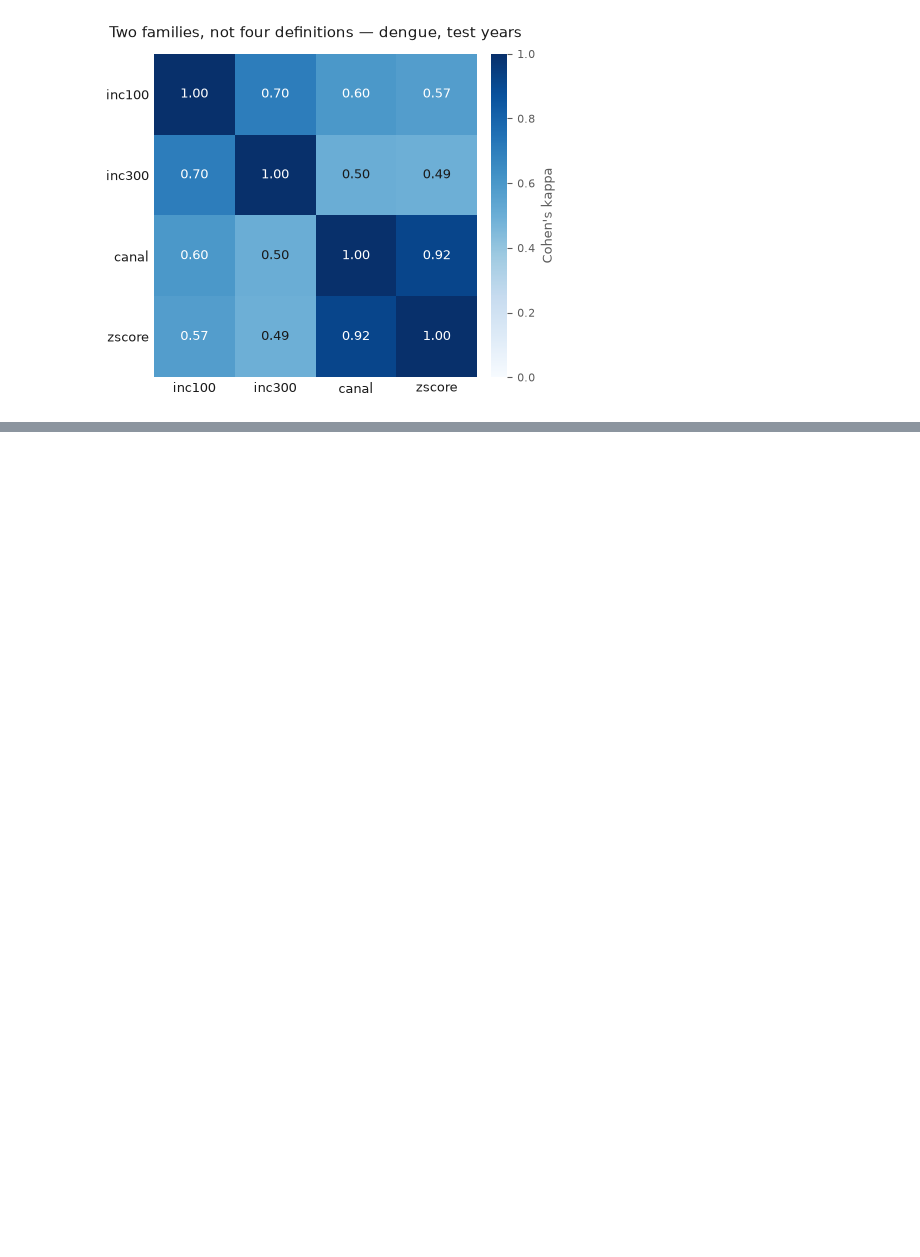
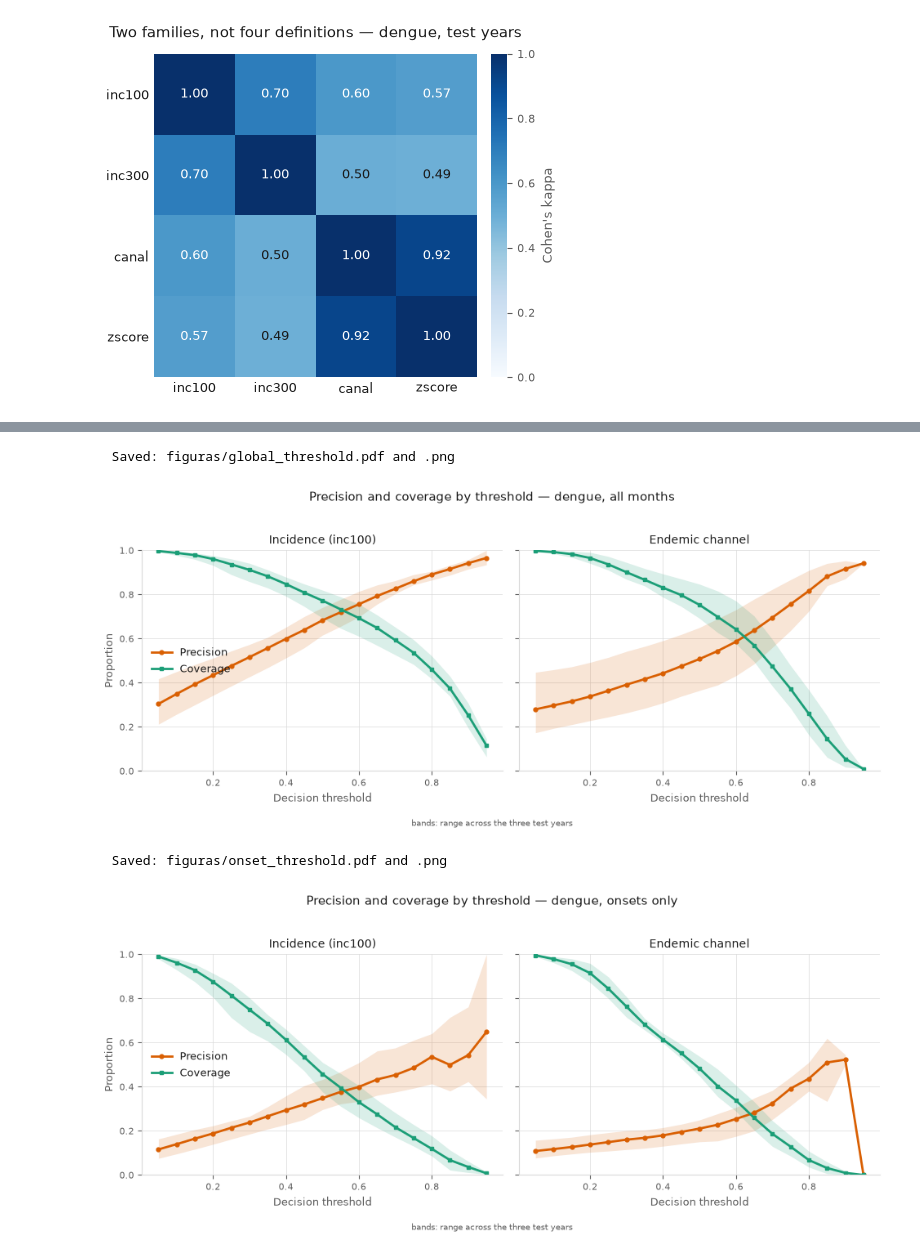
Before and after one commit to LVinaud/arboviral-outbreak-onset, a Jupyter notebook: notebooks/04_results.ipynb, the cells around one changed output, grey strips where cells are left out. Saved outputs shown, nothing was run; the diff lists cells and outputs as text; code cells hidden in the pictures; blank space fills up the shorter version.

```diff
--- a/notebooks/04_results.ipynb
+++ b/notebooks/04_results.ipynb
@@ -1667,0 +1692,57 @@ plt.show()
+# %%
+SWEEP_DEFS = [("inc100", "Incidence (inc100)"), ("canal", "Endemic channel")]
+GRID_TH = np.arange(0.05, 0.96, 0.05)
+
+def curves_for(definition, onsets_only):
+    """Threshold sweep for one definition, reusing Section 3's per-fold sweep."""
+    path = PRED_DIR / f"{DISEASE}_{definition}_h{HORIZON}.parquet"
+    if not path.exists():
+        return None
+    frame = pd.read_parquet(path)
+    frame = frame[frame["model"] == "rf"]
+    label_col = f"{DISEASE}_{definition}"
+    state = (labels[["cod_ibge", "ano", "mes", label_col]]
+             .rename(columns={label_col: "surto_atual"}))
+    frame = frame.merge(state, on=["cod_ibge", "ano", "mes"], how="left",
+                        validate="m:1").dropna(subset=["surto_atual"])
+    return sweep(frame, GRID_TH, restrict_to_calm=onsets_only)
+
+def draw_threshold_figure(onsets_only, name, title):
+    panels = [(lbl, curves_for(d, onsets_only)) for d, lbl in SWEEP_DEFS]
+    panels = [(lbl, c) for lbl, c in panels if c is not None and not c.empty]
+    if not panels:
+        print(f"  {name}: no predictions on disk for either definition")
+        return
+    fig, axes = plt.subplots(1, len(panels), figsize=(4.9 * len(panels), 3.9),
+                             sharey=True)
+    axes = np.atleast_1d(axes)
+    for ax, (lbl, c) in zip(axes, panels):
+        ax.fill_between(c["threshold"], c["precision_min"], c["precision_max"],
+                        color=C_PRECISION, alpha=0.16, lw=0)
+        ax.fill_between(c["threshold"], c["coverage_min"], c["coverage_max"],
+                        color=C_COVERAGE, alpha=0.16, lw=0)
+        ax.plot(c["threshold"], c["precision"], color=C_PRECISION, linewidth=2,
+                marker="o", markersize=3.5, label="Precision")
+        ax.plot(c["threshold"], c["coverage"], color=C_COVERAGE, linewidth=2,
+                marker="s", markersize=3.5, label="Coverage")
+        ax.set_title(lbl, fontsize=10, color=INK)
+        ax.set_ylim(0, 1)
+        style_axes(ax, xlabel="Decision threshold")
+    style_axes(axes[0], ylabel="Proportion")
+    axes[0].legend(frameon=False, fontsize=9, labelcolor=INK, loc="center left")
+    fig.suptitle(title, fontsize=11, color=INK, y=1.02)
+    fig.text(0.5, -0.03, "bands: range across the three test years", ha="center",
+             fontsize=7.5, color=MUTED)
+    fig.tight_layout()
+    save_fig(fig, name)
+    plt.show()
+
+draw_threshold_figure(False, "global_threshold",
+                      f"Precision and coverage by threshold — {DISEASE}, all months")
+draw_threshold_figure(True, "onset_threshold",
+                      f"Precision and coverage by threshold — {DISEASE}, onsets only")
+# %% [output]
+  Saved: figuras/global_threshold.pdf and .png
+[figure, added]
+  Saved: figuras/onset_threshold.pdf and .png
+[figure, added]
```
Also changed, not shown: parts of 13 cells of this notebook, 24 other files.
